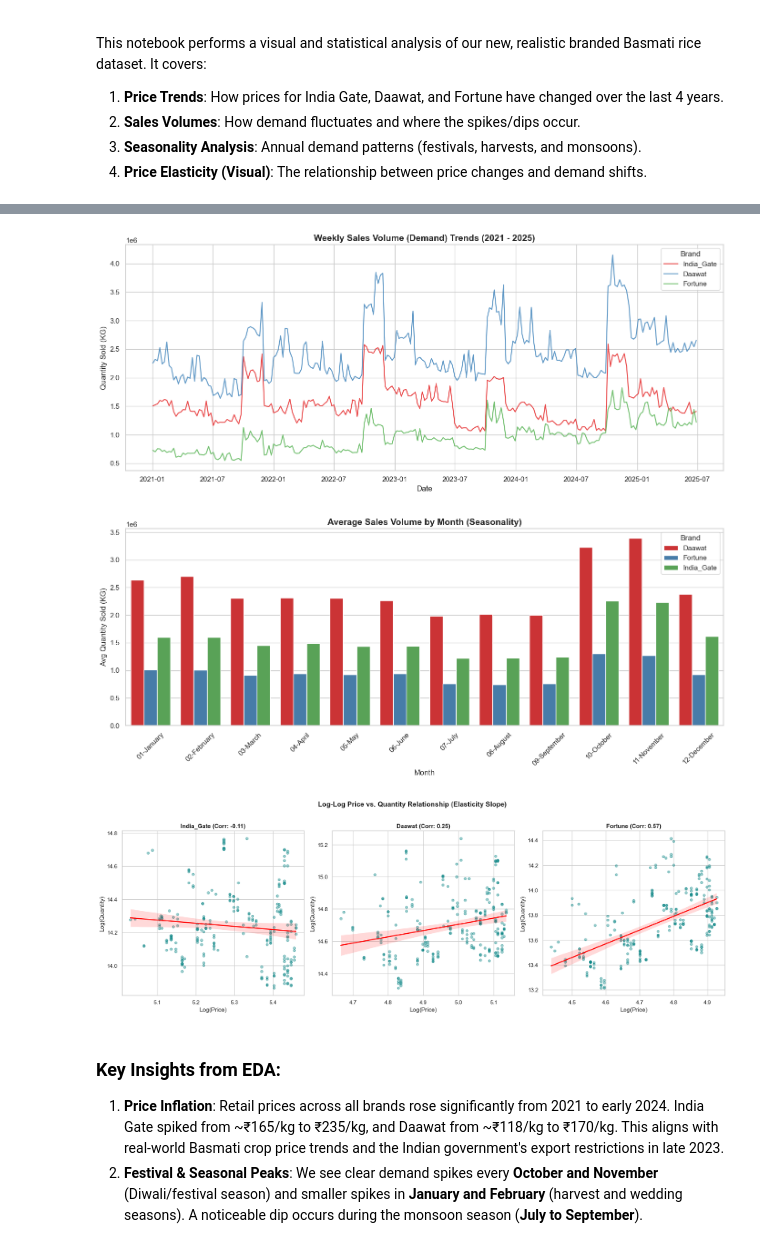
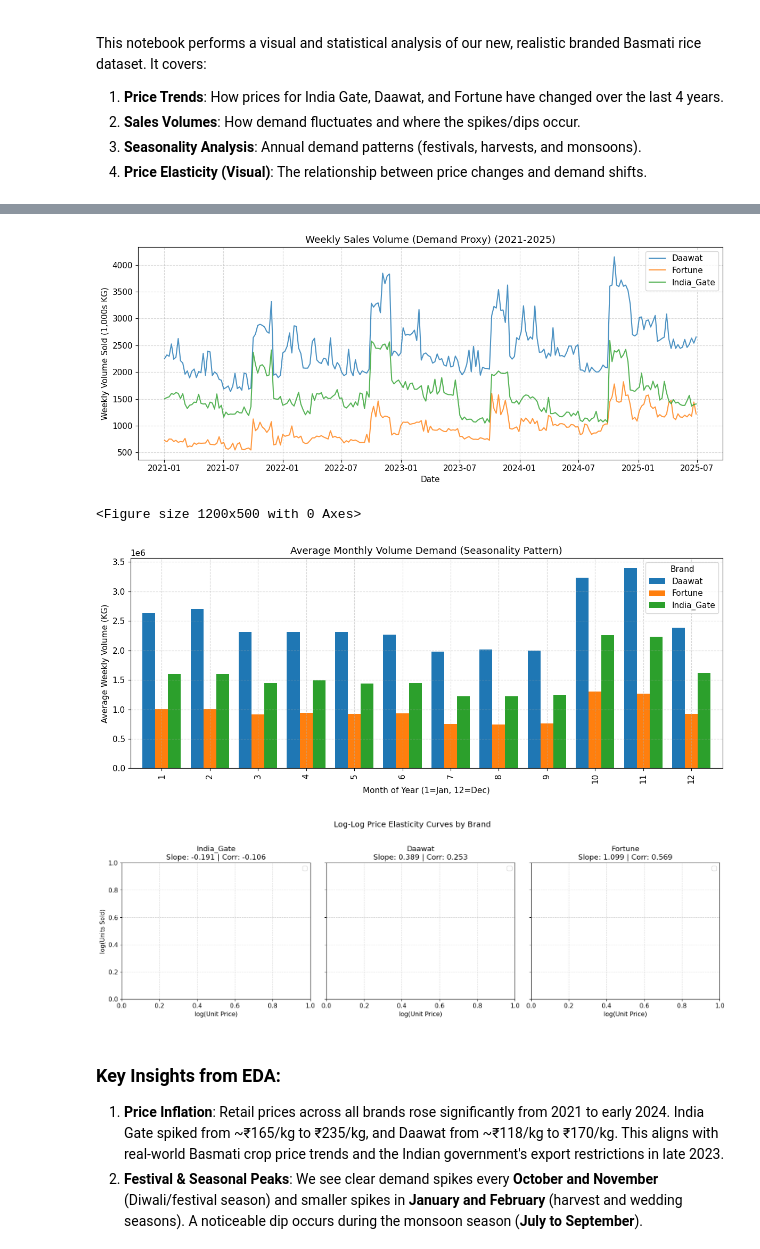
Before and after one commit to atishayj2202/PriceAnalysis, a Jupyter notebook: mod_test/branded_rice_exploration.ipynb, the cells around one changed output, grey strips where cells are left out. Saved outputs shown, nothing was run; the diff lists cells and outputs as text; code cells hidden in the pictures.

Commit message:
Changed from seaborn

```diff
--- a/mod_test/branded_rice_exploration.ipynb
+++ b/mod_test/branded_rice_exploration.ipynb
@@ -10,11 +10,9 @@ It covers:
 import pandas as pd
 import numpy as np
 import matplotlib.pyplot as plt
-import seaborn as sns
 from datetime import datetime
 
 # Set style for charts
-sns.set_theme(style="whitegrid")
 plt.rcParams["figure.figsize"] = (12, 6)
 plt.rcParams["font.size"] = 11
 
@@ -82,58 +72,60 @@ plt.show()
 # %%
-# Demand (Quantity Sold) Trends Over Time
-plt.figure(figsize=(14, 6))
-sns.lineplot(data=df, x='date', y='units_sold', hue='brand', linewidth=1.5, alpha=0.8, palette='Set1')
-plt.title("Weekly Sales Volume (Demand) Trends (2021 - 2025)", fontsize=14, fontweight='bold')
+# 2. Sales Demand Volumes (2021 - 2025)
+plt.figure(figsize=(12, 5))
+for brand, bdf in df.groupby('brand'):
+    plt.plot(bdf['date'], bdf['units_sold'] / 1e3, label=brand, linewidth=1.5, alpha=0.8)
+plt.title("Weekly Sales Volume (Demand Proxy) (2021-2025)")
 plt.xlabel("Date")
-plt.ylabel("Quantity Sold (KG)")
-plt.legend(title="Brand", frameon=True)
+plt.ylabel("Weekly Volume Sold (1,000s KG)")
+plt.grid(True, linestyle='--', alpha=0.5)
+plt.legend()
 plt.tight_layout()
 plt.show()
 # %% [output]
-[figure, old version]
+[figure, new version]
 # %%
-# Monthly Seasonality Analysis
-df['month'] = df['date'].dt.strftime('%m-%B')
-monthly_sales = df.groupby(['brand', 'month'])['units_sold'].mean().reset_index()
+# 3. Monthly Demand Seasonality
+df['month'] = df['date'].dt.month
+monthly_sales = df.groupby(['month', 'brand'])['units_sold'].mean().unstack()
 
-plt.figure(figsize=(14, 6))
-sns.barplot(data=monthly_sales, x='month', y='units_sold', hue='brand', palette='Set1')
-plt.title("Average Sales Volume by Month (Seasonality)", fontsize=14, fontweight='bold')
-plt.xticks(rotation=45)
-plt.xlabel("Month")
-plt.ylabel("Avg Quantity Sold (KG)")
+plt.figure(figsize=(12, 5))
+monthly_sales.plot(kind='bar', figsize=(12, 5), width=0.8)
+plt.title("Average Monthly Volume Demand (Seasonality Pattern)")
+plt.xlabel("Month of Year (1=Jan, 12=Dec)")
+plt.ylabel("Average Weekly Volume (KG)")
+plt.grid(True, linestyle='--', alpha=0.5)
 plt.legend(title="Brand")
 plt.tight_layout()
 plt.show()
 # %% [output]
+<Figure size 1200x500 with 0 Axes>
-[figure, old version]
+[figure, new version]
 # %%
-# Price vs. Quantity Log-Log Scatter Plot with Regression Line
-fig, axes = plt.subplots(1, 3, figsize=(18, 6), sharey=False)
+# 4. Log-Log Price vs Quantity Regression Lines (Elasticity Visual)
+fig, axes = plt.subplots(1, 3, figsize=(16, 5), sharey=True)
+
 brands = df['brand'].unique()
+for idx, brand in enumerate(brands):
+    bdf = df[df['brand'] == brand]
+    log_p = np.log(bdf['unit_price'])
+    log_q = np.log(bdf['units_sold'])
 
-for idx, brand in enumerate(brands):
-    b_df = df[df['brand'] == brand]
+    # Fit linear regression
+    slope, intercept = np.polyfit(log_p, log_q, 1)
 
-    # Log transform
-    log_p = np.log(b_df['unit_price'])
-    log_q = np.log(b_df['units_sold'])
+    corr = np.corrcoef(log_p, log_q)[0, 1]
+    axes[idx].set_title(f"{brand}\nSlope: {slope:.3f} | Corr: {corr:.3f}")
+    axes[idx].set_xlabel("log(Unit Price)")
+    if idx == 0:
+        axes[idx].set_ylabel("log(Units Sold)")
+    axes[idx].grid(True, linestyle='--', alpha=0.5)
+    axes[idx].legend()
 
-    sns.regplot(x=log_p, y=log_q, ax=axes[idx], color='teal',
-                scatter_kws={'alpha':0.4, 's':25}, line_kws={'color':'red', 'linewidth':2})
-
-    # Calculate simple correlation
-    corr = np.corrcoef(log_p, log_q)[0, 1]
-
-    axes[idx].set_title(f"{brand} (Corr: {corr:.2f})", fontsize=12, fontweight='bold')
-    axes[idx].set_xlabel("Log(Price)")
-    axes[idx].set_ylabel("Log(Quantity)")
-
-plt.suptitle("Log-Log Price vs. Quantity Relationship (Elasticity Slope)", fontsize=14, fontweight='bold', y=1.02)
+plt.suptitle("Log-Log Price Elasticity Curves by Brand", y=1.02, fontsize=14)
 plt.tight_layout()
 plt.show()
 # %% [output]
-[figure, old version]
+[figure, new version]
 # %% [markdown]
 ### Key Insights from EDA:
 1. **Price Inflation**: Retail prices across all brands rose significantly from 2021 to early 2024. India Gate spiked from ~₹165/kg to ₹235/kg, and Daawat from ~₹118/kg to ₹170/kg. This aligns with real-world Basmati crop price trends and the Indian government's export restrictions in late 2023.
```
Also changed, not shown: parts of 2 cells of this notebook, 2 other files.
